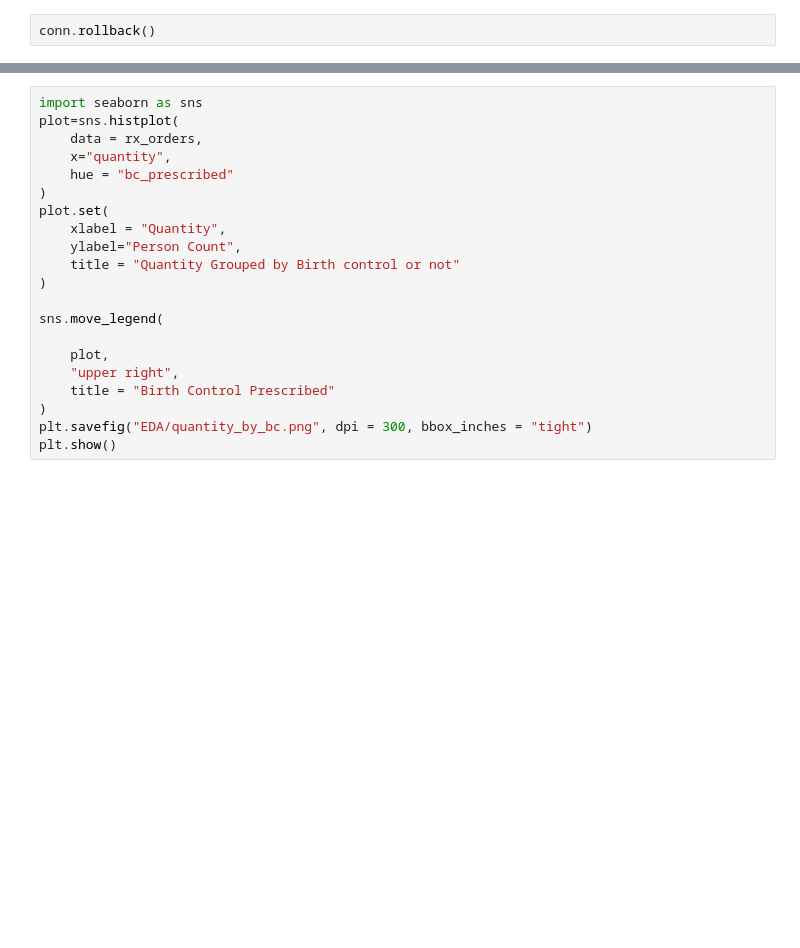
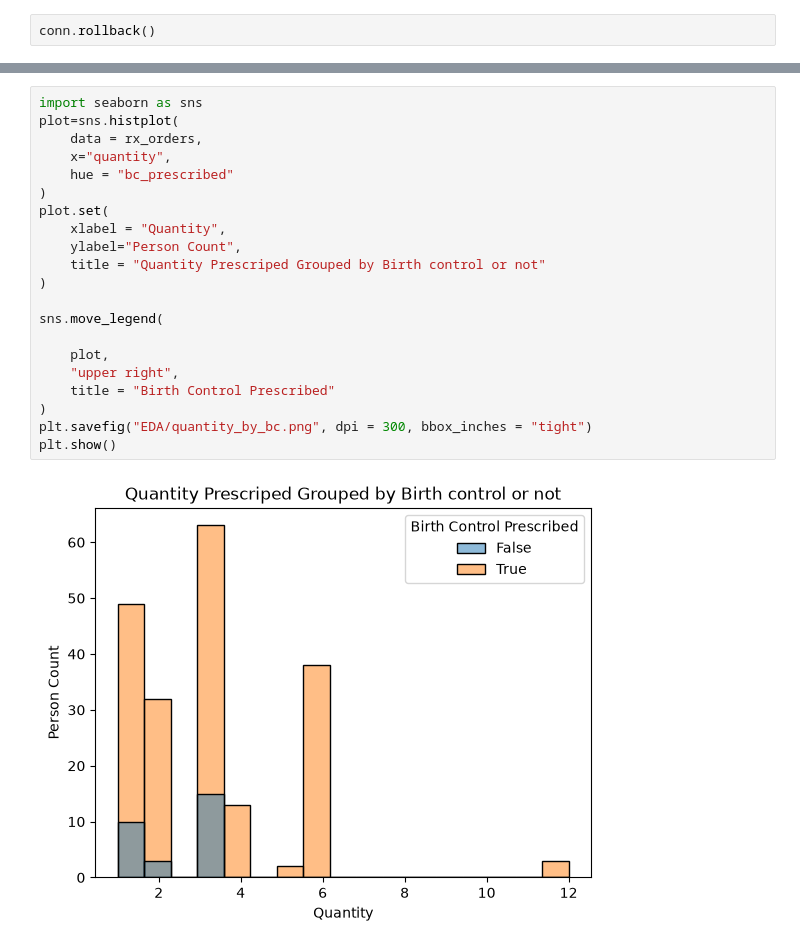
Before and after one commit to BlueMarginalist/DIIG-F26-Adyn, a Jupyter notebook: morgan/prescription_journey.ipynb, the cells around one changed output, grey strips where cells are left out. Drawn from its saved outputs; the diff is of its cells as text; blank space fills up the shorter version.

```diff
--- a/morgan/prescription_journey.ipynb
+++ b/morgan/prescription_journey.ipynb
@@ -130,24 +469,26 @@ rx_orders['quantity'].head()
 # %%
 import seaborn as sns
 plot=sns.histplot(
     data = rx_orders,
     x="quantity",
     hue = "bc_prescribed"
 )
 plot.set(
     xlabel = "Quantity",
     ylabel="Person Count",
-    title = "Quantity Grouped by Birth control or not"
+    title = "Quantity Prescriped Grouped by Birth control or not"
 )
 
 sns.move_legend(
 
     plot,
     "upper right",
     title = "Birth Control Prescribed"
 )
 plt.savefig("EDA/quantity_by_bc.png", dpi = 300, bbox_inches = "tight")
 plt.show()
+# %% [output]
+[figure, added]
 # %%
 
 bc=sns.histplot(data = rx_orders, x='bc_prescribed', discrete = True, stat = 'count')
```
Also changed, not shown: parts of 32 cells of this notebook, 1 other file.
